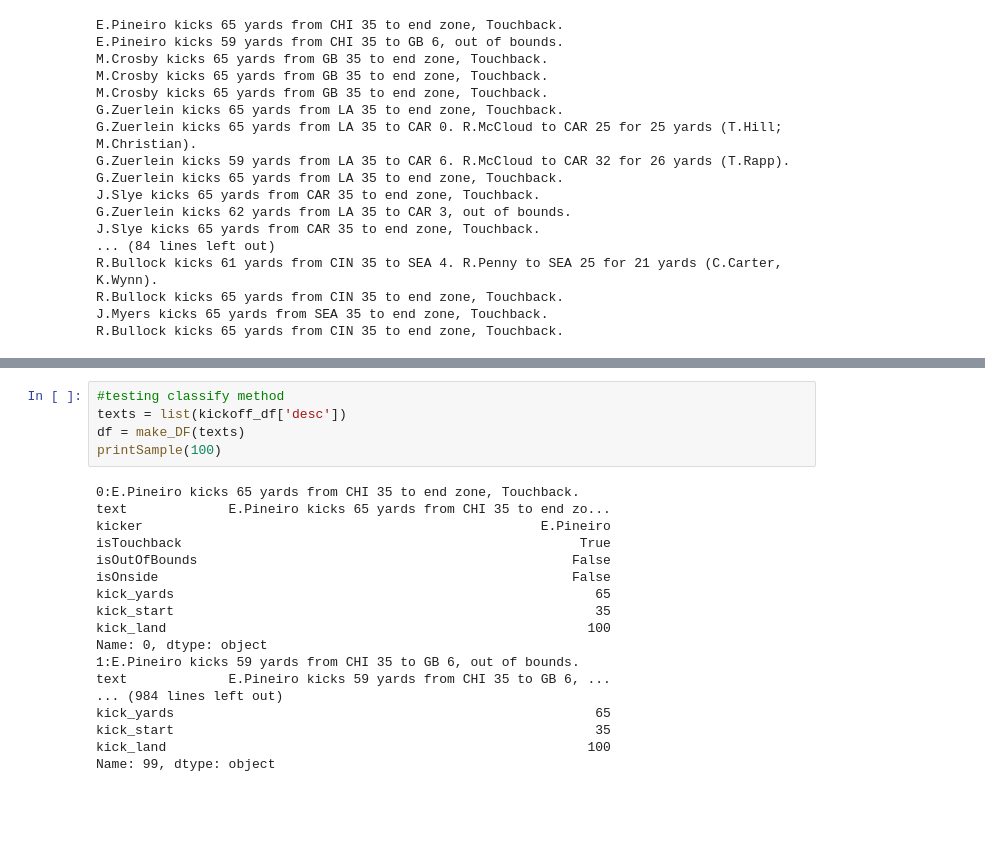
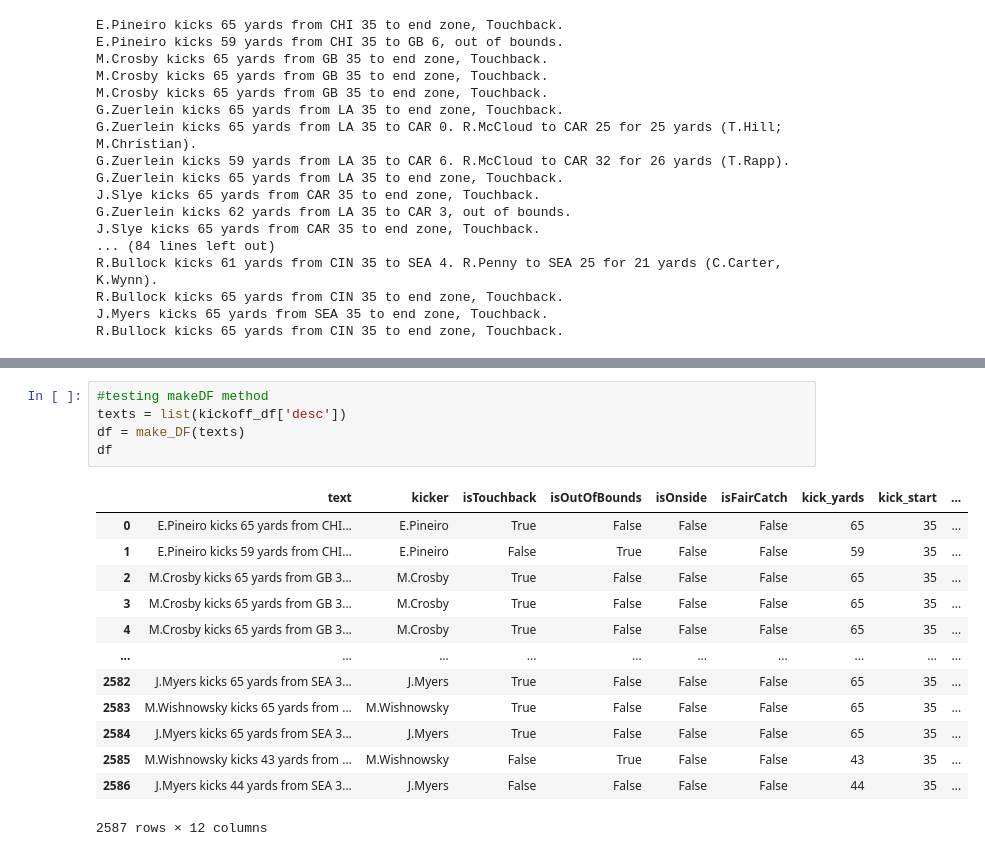
Before and after one commit to SeanSteinle/Kneeling_It, a Jupyter notebook: notebooks/learning_season_format.ipynb, the cells around one changed output, grey strips where cells are left out. Saved outputs shown, nothing was run; the diff lists cells and outputs as text; blank space fills up the shorter version.

```diff
--- a/notebooks/learning_season_format.ipynb
+++ b/notebooks/learning_season_format.ipynb
@@ -243,25 +298,21 @@ def printSample(num):
         print(f"{i}:{df['text'][i]}")
         print(df.loc[i])
 # %%
-#testing classify method
+#testing makeDF method
 texts = list(kickoff_df['desc'])
 df = make_DF(texts)
-printSample(100)
+df
 # %% [output]
+|  | text | kicker | isTouchback | isOutOfBounds | isOnside | isFairCatch | kick_yards | kick_start | ... |
+| 0 | E.Pineiro kicks 65 yards from CHI... | E.Pineiro | True | False | False | False | 65 | 35 | ... |
+| 1 | E.Pineiro kicks 59 yards from CHI... | E.Pineiro | False | True | False | False | 59 | 35 | ... |
+| 2 | M.Crosby kicks 65 yards from GB 3... | M.Crosby | True | False | False | False | 65 | 35 | ... |
+| 3 | M.Crosby kicks 65 yards from GB 3... | M.Crosby | True | False | False | False | 65 | 35 | ... |
+| 4 | M.Crosby kicks 65 yards from GB 3... | M.Crosby | True | False | False | False | 65 | 35 | ... |
+| ... | ... | ... | ... | ... | ... | ... | ... | ... | ... |
+| 2582 | J.Myers kicks 65 yards from SEA 3... | J.Myers | True | False | False | False | 65 | 35 | ... |
+| 2583 | M.Wishnowsky kicks 65 yards from ... | M.Wishnowsky | True | False | False | False | 65 | 35 | ... |
+| 2584 | J.Myers kicks 65 yards from SEA 3... | J.Myers | True | False | False | False | 65 | 35 | ... |
+| 2585 | M.Wishnowsky kicks 43 yards from ... | M.Wishnowsky | False | True | False | False | 43 | 35 | ... |
+| 2586 | J.Myers kicks 44 yards from SEA 3... | J.Myers | False | False | False | False | 44 | 35 | ... |
-0:E.Pineiro kicks 65 yards from CHI 35 to end zone, Touchback.
-text             E.Pineiro kicks 65 yards from CHI 35 to end zo...
-kicker                                                   E.Pineiro
-isTouchback                                                   True
-isOutOfBounds                                                False
-isOnside                                                     False
-kick_yards                                                      65
-kick_start                                                      35
-kick_land                                                      100
-Name: 0, dtype: object
-1:E.Pineiro kicks 59 yards from CHI 35 to GB 6, out of bounds.
-text             E.Pineiro kicks 59 yards from CHI 35 to GB 6, ...
-... (984 lines left out)
-kick_yards                                                      65
-kick_start                                                      35
-kick_land                                                      100
-Name: 99, dtype: object
+2587 rows × 12 columns
```
Also changed, not shown: parts of 4 cells of this notebook.
